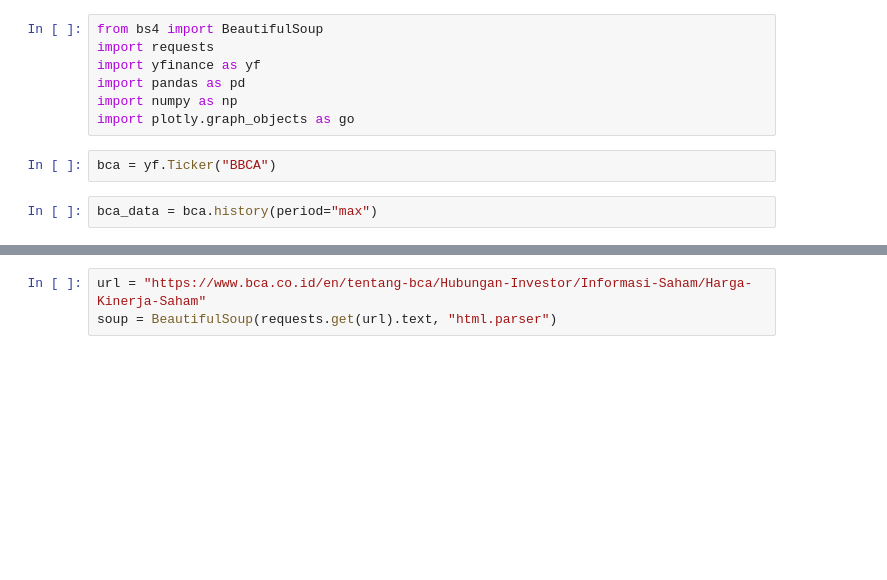
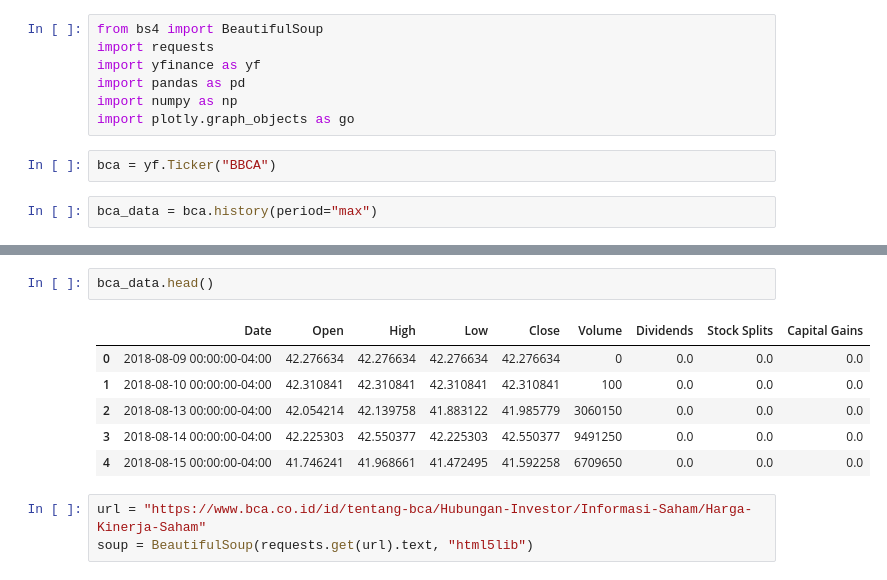
Before and after one commit to lyonardgemilang/project-ds, a Jupyter notebook: bca.ipynb, the cells around one changed output, grey strips where cells are left out. Cells and saved outputs as stored; diff of their text form; blank space fills up the shorter version.

```diff
--- a/bca.ipynb
+++ b/bca.ipynb
@@ -46,6 +46,15 @@ bca_data
+# %%
+bca_data.head()
+# %% [output]
+|  | Date | Open | High | Low | Close | Volume | Dividends | Stock Splits | Capital Gains |
+| 0 | 2018-08-09 00:00:00-04:00 | 42.276634 | 42.276634 | 42.276634 | 42.276634 | 0 | 0.0 | 0.0 | 0.0 |
+| 1 | 2018-08-10 00:00:00-04:00 | 42.310841 | 42.310841 | 42.310841 | 42.310841 | 100 | 0.0 | 0.0 | 0.0 |
+| 2 | 2018-08-13 00:00:00-04:00 | 42.054214 | 42.139758 | 41.883122 | 41.985779 | 3060150 | 0.0 | 0.0 | 0.0 |
+| 3 | 2018-08-14 00:00:00-04:00 | 42.225303 | 42.550377 | 42.225303 | 42.550377 | 9491250 | 0.0 | 0.0 | 0.0 |
+| 4 | 2018-08-15 00:00:00-04:00 | 41.746241 | 41.968661 | 41.472495 | 41.592258 | 6709650 | 0.0 | 0.0 | 0.0 |
 # %%
-url = "https://www.bca.co.id/en/tentang-bca/Hubungan-Investor/Informasi-Saham/Harga-Kinerja-Saham"
-soup = BeautifulSoup(requests.get(url).text, "html.parser")
+url = "https://www.bca.co.id/id/tentang-bca/Hubungan-Investor/Informasi-Saham/Harga-Kinerja-Saham"
+soup = BeautifulSoup(requests.get(url).text, "html5lib")
 # %%
 soup
 # %% [output]
```
Also changed, not shown: parts of 5 cells of this notebook, 4 other files.
